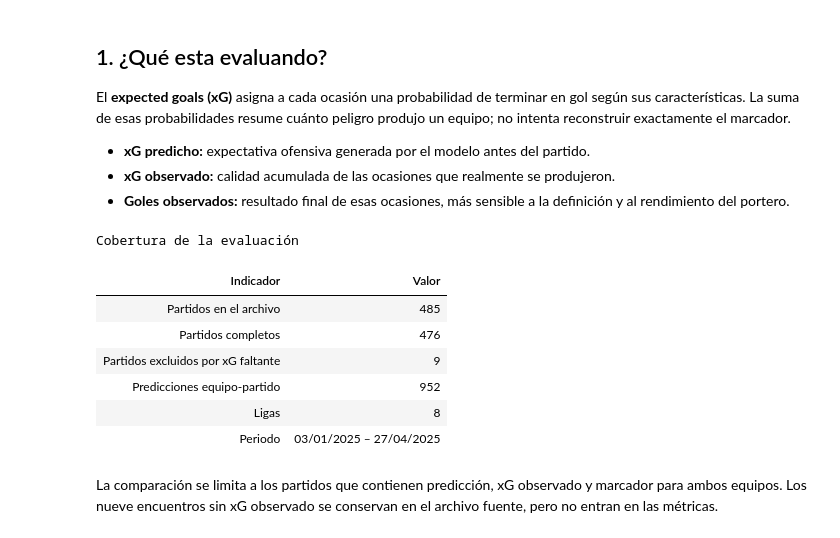
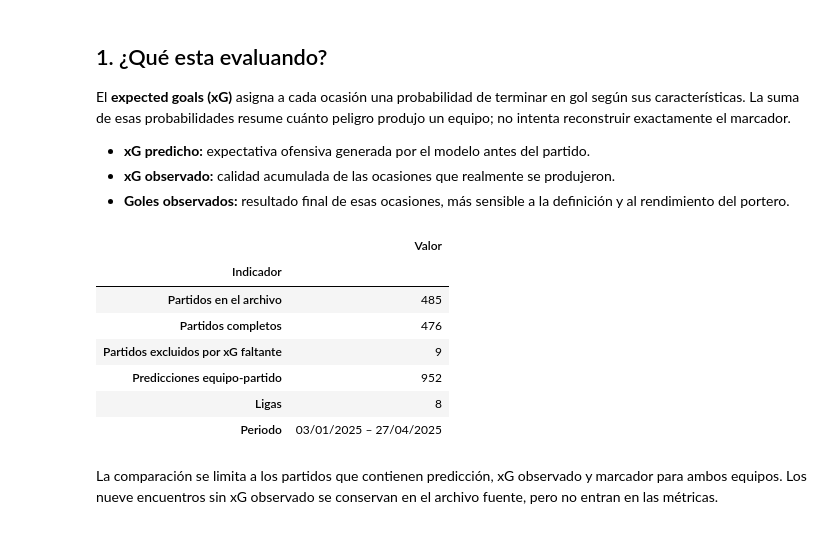
Before and after one commit to venomio5/data-analytics-portfolio, a Jupyter notebook: modelo-prediccion-futbol/05_results/01_xg_analysis.ipynb, the cells around one changed output. Drawn from its saved outputs; the diff is of its cells as text; code cells hidden in the pictures.

```diff
--- a/modelo-prediccion-futbol/05_results/01_xg_analysis.ipynb
+++ b/modelo-prediccion-futbol/05_results/01_xg_analysis.ipynb
@@ -15,7 +15,7 @@ import warnings
 import matplotlib.pyplot as plt
 import numpy as np
 import pandas as pd
-from IPython.display import Markdown, display
+from IPython.display import display
 from sklearn.metrics import mean_absolute_error, mean_squared_error, r2_score
 
 warnings.filterwarnings("ignore", category=UserWarning)
@@ -76,45 +76,36 @@ assert not missing_columns, f"Faltan columnas requeridas: {sorted(missing_column
 predictions = raw_predictions[required_columns].copy()
 predictions["match_date"] = pd.to_datetime(predictions["match_date"])
 complete_predictions = predictions.dropna().copy()
 
 assert raw_predictions["match_id"].is_unique
 assert complete_predictions["match_id"].is_unique
 assert complete_predictions[required_columns].notna().all().all()
 assert (complete_predictions[["proj_home_xg", "proj_away_xg", "home_xg", "away_xg"]] >= 0).all().all()
 assert (complete_predictions[["home_goals", "away_goals"]] >= 0).all().all()
 
 coverage = pd.DataFrame({
     "Indicador": [
         "Partidos en el archivo",
         "Partidos completos",
         "Partidos excluidos por xG faltante",
         "Predicciones equipo-partido",
         "Ligas",
         "Periodo",
     ],
     "Valor": [
         f"{len(raw_predictions):,}",
         f"{len(complete_predictions):,}",
         f"{len(raw_predictions) - len(complete_predictions):,}",
         f"{2 * len(complete_predictions):,}",
         f"{complete_predictions['league'].nunique():,}",
         f"{complete_predictions['match_date'].min():%d/%m/%Y} – {complete_predictions['match_date'].max():%d/%m/%Y}",
     ],
 })
 
-display(
-    coverage.style
-    .hide(axis="index")
-    .set_properties(**{"text-align": "left", "padding": "7px 14px"})
-    .set_table_styles([
-        {"selector": "th", "props": [("background-color", BLUE), ("color", "white"), ("text-align", "left")]},
-        {"selector": "caption", "props": [("caption-side", "top"), ("font-size", "16px"), ("font-weight", "bold"), ("color", INK)]},
-    ])
-    .set_caption("Cobertura de la evaluación")
-)
+display(coverage.set_index("Indicador"))
 # %% [output]
-Cobertura de la evaluación
-| Indicador | Valor |
+|  | Valor |
+| Indicador |  |
 | Partidos en el archivo | 485 |
 | Partidos completos | 476 |
 | Partidos excluidos por xG faltante | 9 |
```
Also changed, not shown: parts of 19 cells of this notebook.
